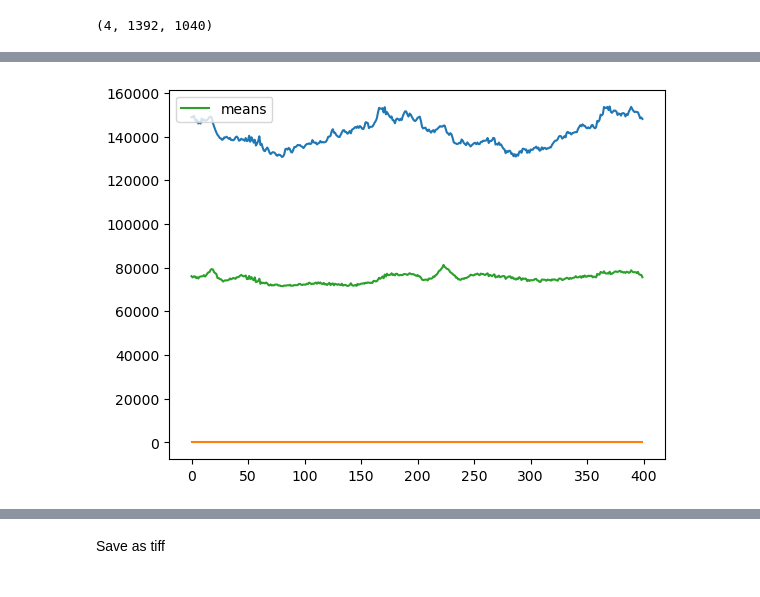
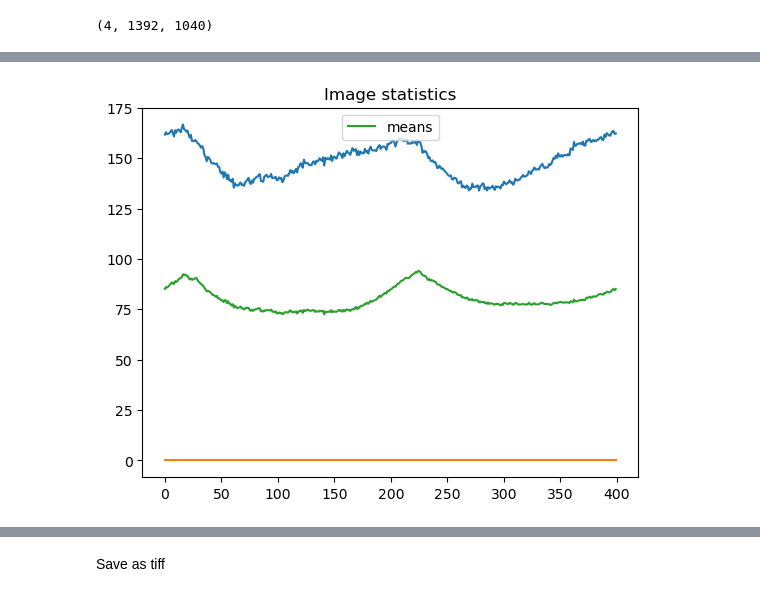
Before and after one commit to kwokkenton/optea, a Jupyter notebook: led_array/agarose_phantom_analysis.ipynb, the cells around one changed output, grey strips where cells are left out. Drawn from its saved outputs; the diff is of its cells as text; code cells hidden in the pictures.

```diff
--- a/led_array/agarose_phantom_analysis.ipynb
+++ b/led_array/agarose_phantom_analysis.ipynb
@@ -227,10 +235,2 @@ def do_fourier_integration(dphi_x, dphi_y, freq_x, freq_y):
 # %% [markdown]
 Demonstrate this for 1 slice
-# %%
-freq_x = np.fft.fftfreq(im_height)
-freq_y = np.fft.fftfreq(im_width)
-freq_x = np.fft.fftshift(freq_x)
-freq_y = np.fft.fftshift(freq_y)
-
-initial = do_fourier_integration(left_right[0, :,:], top_bottom[0, :,:], freq_x, freq_y)
-phi = -(initial - np.max(initial) )* e*1e3 * im_width
@@ -264,7 +281,7 @@ num_projections = 400
 phase_contrast = np.zeros((num_projections, im_height, im_width))
 
 for i in tqdm(range(num_projections)):
-    phi = do_fourier_integration(left_right[i], top_bottom[i], freq_x, freq_y)
+    phi = do_fourier_integration(top_bottom[i], left_right[i], freq_x, freq_y)
     phase_contrast[i] = phi
 # %% [markdown]
 Background testing
@@ -296,6 +315,6 @@ del phantom
 # %%
 # phase_contrast_subtracted = (phase_contrast - np.array(means)[:,None,None])* e*1e6*im_width
-phase_contrast_subtracted = -(phase_contrast - np.max(phase_contrast, axis=(1,2))[:,None,None])* (e*1e3*im_width)
+phase_contrast_subtracted = (phase_contrast - np.min(phase_contrast, axis=(1,2))[:,None,None])* (e*1e3)
 # %%
 plt.imshow(phase_contrast_subtracted[0] )
 plt.colorbar()
@@ -305,20 +324,11 @@ plt.colorbar()
 # %%
-# minimums = []
-# maximums = []
-# means = []
-# std = []
-# for i in range(400):
-#     minimums.append(np.min(phase_contrast[i]))
-#     maximums.append(np.max(phase_contrast[i]))
-#     means.append(np.mean(phase_contrast[i]))
-#     std.append(np.std(phase_contrast[i]))
-
+plt.title('Image statistics')
 plt.plot(np.max(phase_contrast_subtracted, axis=(1,2)))
 plt.plot(np.min(phase_contrast_subtracted, axis=(1,2)))
 plt.plot(np.mean(phase_contrast_subtracted, axis=(1,2)), label='means')
 plt.legend()
 plt.show()
 # plt.plot(std)
 # %% [output]
-[figure, old version]
+[figure, new version]
 # %%
```
Also changed, not shown: parts of 22 cells of this notebook, 1 other file.
